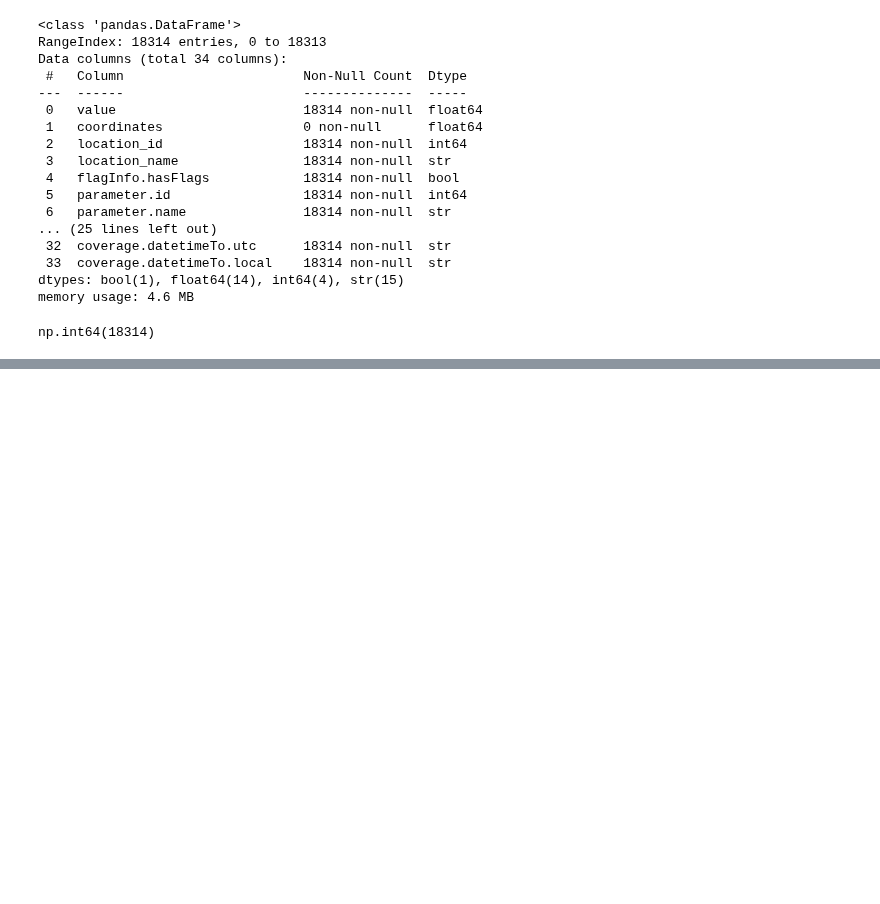
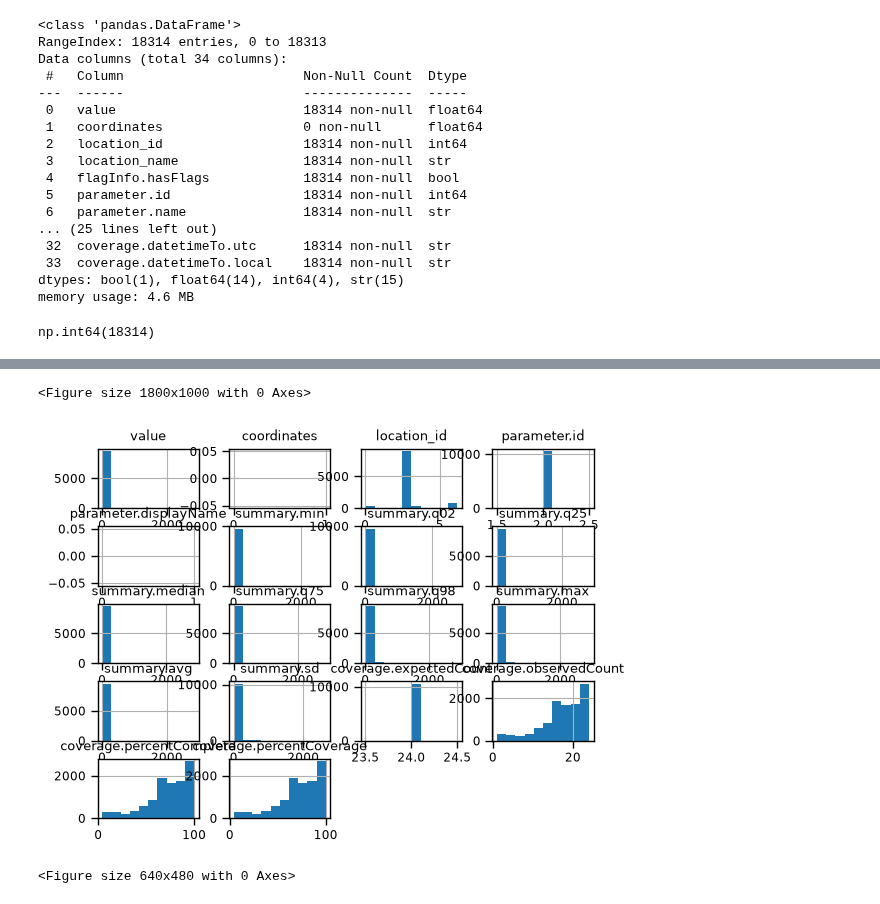
Before and after one commit to iencislennon/Next-Day-PM2.5-Air-Quality-Forecasting-forAlmaty, a Jupyter notebook: exploratory/sandbox.ipynb, the cells around one changed output, grey strips where cells are left out. Saved outputs shown, nothing was run; the diff lists cells and outputs as text; code cells hidden in the pictures; blank space fills up the shorter version.

```diff
--- a/exploratory/sandbox.ipynb
+++ b/exploratory/sandbox.ipynb
@@ -75,6 +75,3 @@ memory usage: 4.6 MB
 df.coordinates.isna().sum() # no need for this column
 # %% [output]
 np.int64(18314)
-# %%
-# okay here is the data that doesn't make any sense to our goal
-df.drop(columns=[], axis=1, inplace=True)
@@ -80,0 +121,10 @@ df.drop(columns=[], axis=1, inplace=True)
+# %%
+sns.set_context(font_scale=1, context='paper')
+plt.figure(figsize=(18, 10))
+df.hist()
+plt.show()
+plt.tight_layout()
+# %% [output]
+<Figure size 1800x1000 with 0 Axes>
+[figure, added]
+<Figure size 640x480 with 0 Axes>
```
Also changed, not shown: parts of 21 cells of this notebook, 2 other files.
